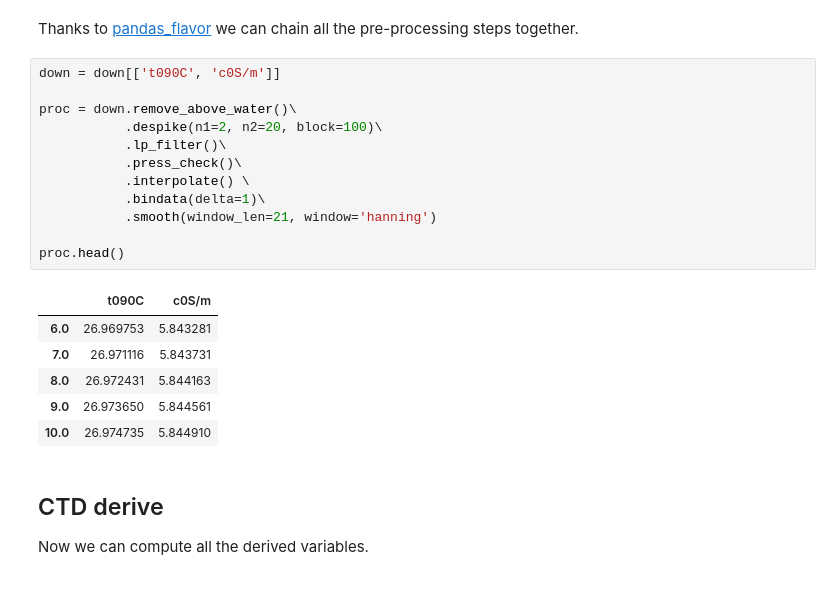
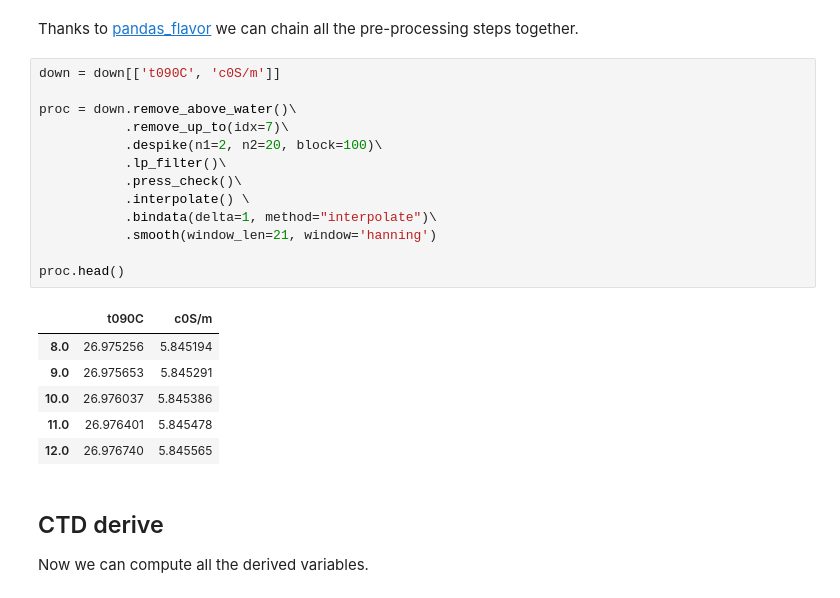
Before and after one commit to pyoceans/python-ctd, a Jupyter notebook: notebooks/quick_intro.ipynb, the cells around one changed output. Drawn from its saved outputs; the diff is of its cells as text.

```diff
--- a/notebooks/quick_intro.ipynb
+++ b/notebooks/quick_intro.ipynb
@@ -115,22 +114,23 @@ Thanks to [pandas_flavor](https://github.com/Zsailer/pandas_flavor) we can chain
 # %%
 down = down[['t090C', 'c0S/m']]
 
 proc = down.remove_above_water()\
+           .remove_up_to(idx=7)\
            .despike(n1=2, n2=20, block=100)\
            .lp_filter()\
            .press_check()\
            .interpolate() \
-           .bindata(delta=1)\
+           .bindata(delta=1, method="interpolate")\
            .smooth(window_len=21, window='hanning')
 
 proc.head()
 # %% [output]
 |  | t090C | c0S/m |
-| 6.0 | 26.969753 | 5.843281 |
-| 7.0 | 26.971116 | 5.843731 |
-| 8.0 | 26.972431 | 5.844163 |
-| 9.0 | 26.973650 | 5.844561 |
-| 10.0 | 26.974735 | 5.844910 |
+| 8.0 | 26.975256 | 5.845194 |
+| 9.0 | 26.975653 | 5.845291 |
+| 10.0 | 26.976037 | 5.845386 |
+| 11.0 | 26.976401 | 5.845478 |
+| 12.0 | 26.976740 | 5.845565 |
 # %% [markdown]
 ## CTD derive
 
```
Also changed, not shown: parts of 2 cells of this notebook.
